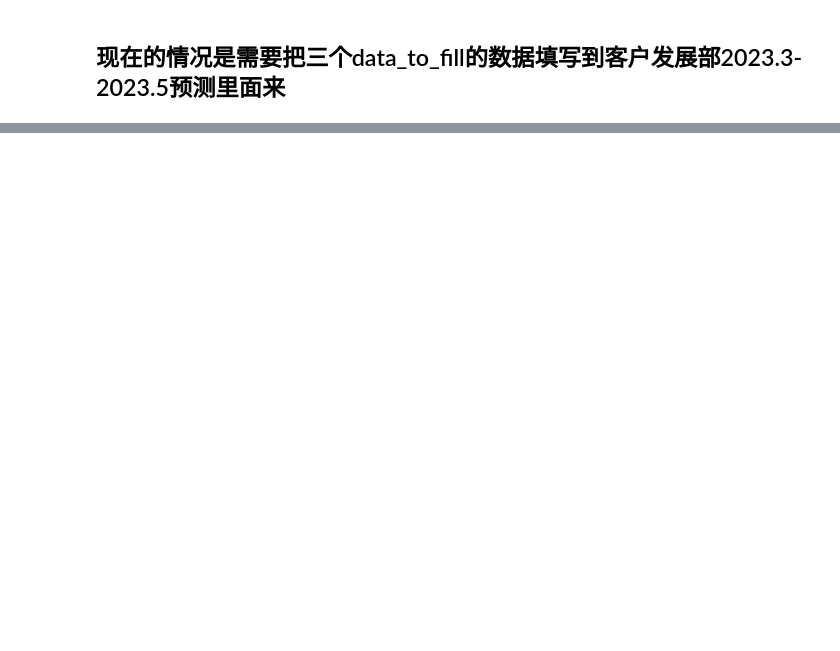
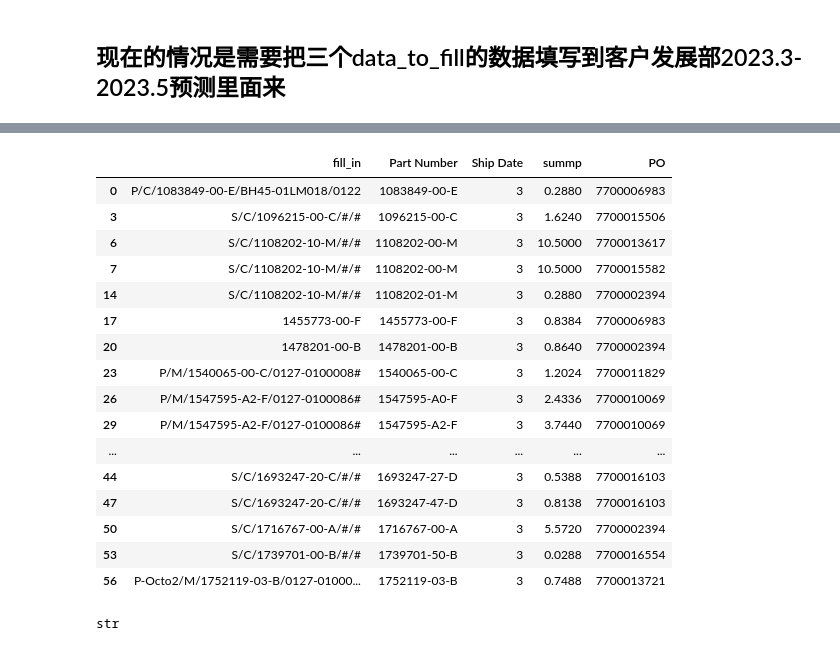
Before and after one commit to DDMeer/sanhuasanhua, a Jupyter notebook: sanhua.ipynb, the cells around one changed output, grey strips where cells are left out. Cells and saved outputs as stored; diff of their text form; code cells hidden in the pictures; blank space fills up the shorter version.

```diff
--- a/sanhua.ipynb
+++ b/sanhua.ipynb
@@ -302,0 +338,20 @@ int
+# %%
+data_to_fill_A
+# %% [output]
+|  | fill_in | Part Number | Ship Date | summp | PO |
+| 0 | P/C/1083849-00-E/BH45-01LM018/0122 | 1083849-00-E | 3 | 0.2880 | 7700006983 |
+| 3 | S/C/1096215-00-C/#/# | 1096215-00-C | 3 | 1.6240 | 7700015506 |
+| 6 | S/C/1108202-10-M/#/# | 1108202-00-M | 3 | 10.5000 | 7700013617 |
+| 7 | S/C/1108202-10-M/#/# | 1108202-00-M | 3 | 10.5000 | 7700015582 |
+| 14 | S/C/1108202-10-M/#/# | 1108202-01-M | 3 | 0.2880 | 7700002394 |
+| 17 | 1455773-00-F | 1455773-00-F | 3 | 0.8384 | 7700006983 |
+| 20 | 1478201-00-B | 1478201-00-B | 3 | 0.8640 | 7700002394 |
+| 23 | P/M/1540065-00-C/0127-0100008# | 1540065-00-C | 3 | 1.2024 | 7700011829 |
+| 26 | P/M/1547595-A2-F/0127-0100086# | 1547595-A0-F | 3 | 2.4336 | 7700010069 |
+| 29 | P/M/1547595-A2-F/0127-0100086# | 1547595-A2-F | 3 | 3.7440 | 7700010069 |
+| ... | ... | ... | ... | ... | ... |
+| 44 | S/C/1693247-20-C/#/# | 1693247-27-D | 3 | 0.5388 | 7700016103 |
+| 47 | S/C/1693247-20-C/#/# | 1693247-47-D | 3 | 0.8138 | 7700016103 |
+| 50 | S/C/1716767-00-A/#/# | 1716767-00-A | 3 | 5.5720 | 7700002394 |
+| 53 | S/C/1739701-00-B/#/# | 1739701-50-B | 3 | 0.0288 | 7700016554 |
+| 56 | P-Octo2/M/1752119-03-B/0127-01000... | 1752119-03-B | 3 | 0.7488 | 7700013721 |
@@ -302,0 +365,4 @@ int
+# %%
+type(sheet.cell(104,44).value)
+# %% [output]
+str
```
Also changed, not shown: parts of 35 cells of this notebook, 5 other files.
